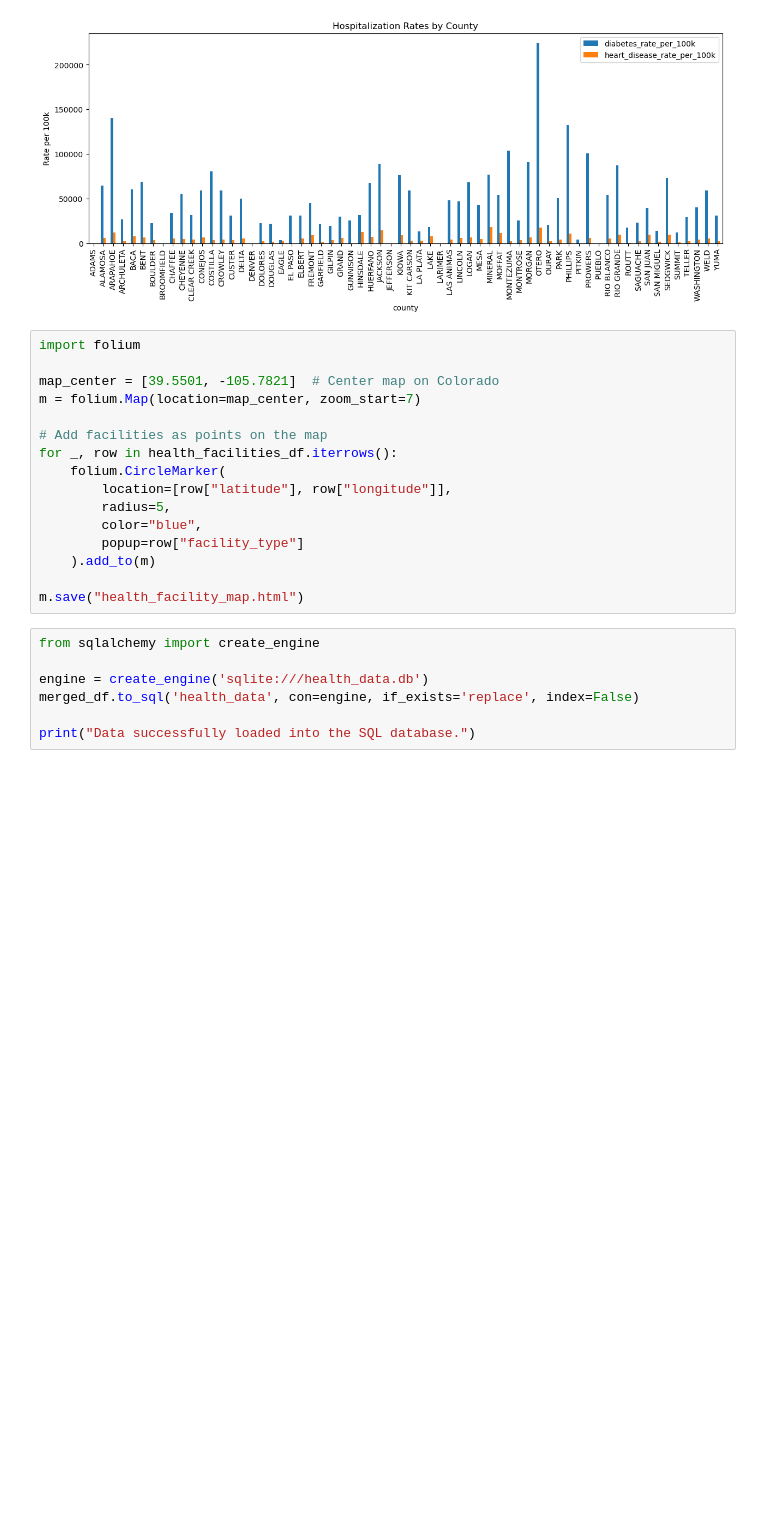
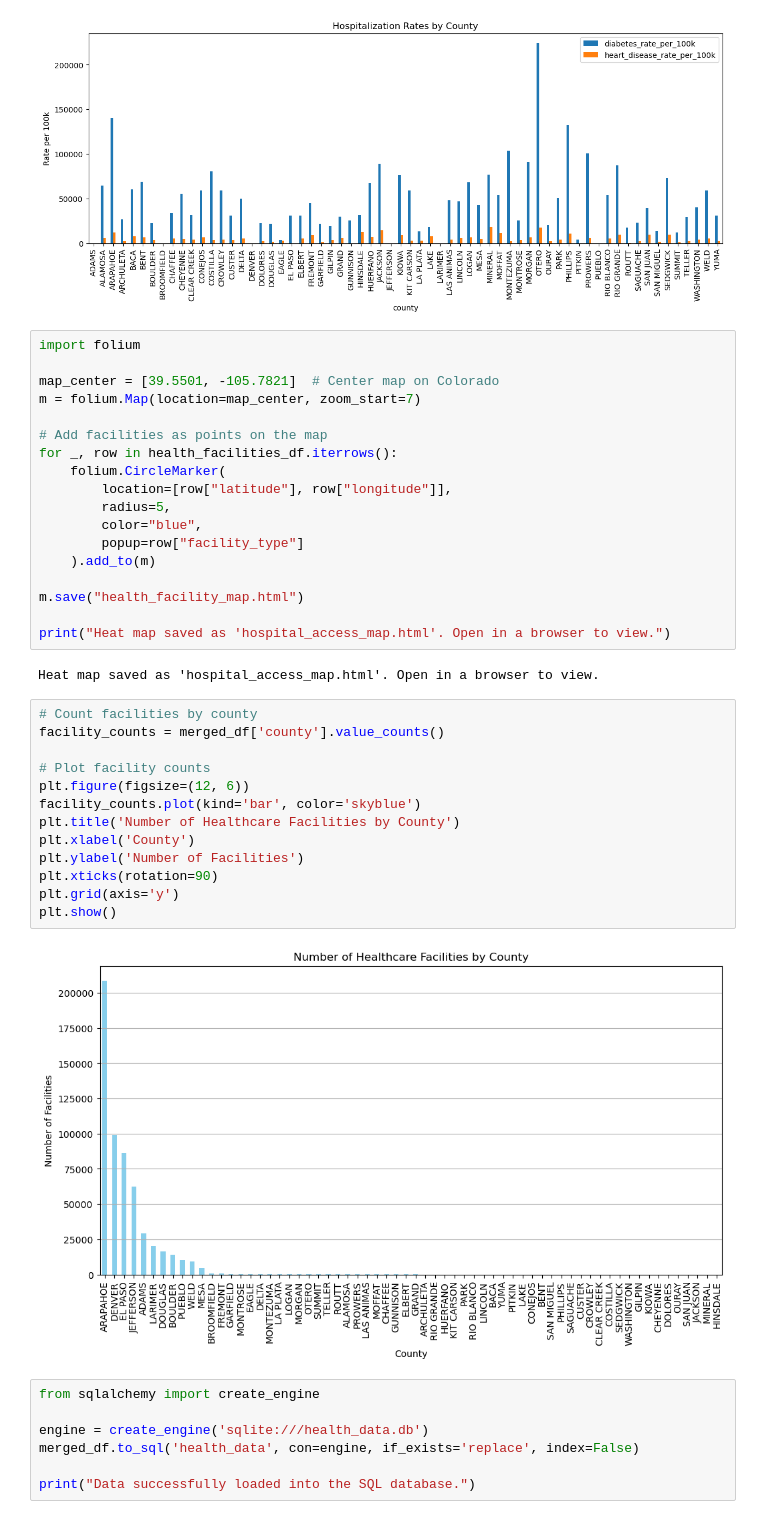
Before and after one commit to tamyalouis/Project_3, a Jupyter notebook: Project_3_.ipynb, the cells around one changed output. Drawn from its saved outputs; the diff is of its cells as text; blank space fills up the shorter version.

```diff
--- a/Project_3_.ipynb
+++ b/Project_3_.ipynb
@@ -518,6 +598,25 @@ for _, row in health_facilities_df.iterrows():
     ).add_to(m)
 
 m.save("health_facility_map.html")
+
+print("Heat map saved as 'hospital_access_map.html'. Open in a browser to view.")
+# %% [output]
+Heat map saved as 'hospital_access_map.html'. Open in a browser to view.
+# %%
+# Count facilities by county
+facility_counts = merged_df['county'].value_counts()
+
+# Plot facility counts
+plt.figure(figsize=(12, 6))
+facility_counts.plot(kind='bar', color='skyblue')
+plt.title('Number of Healthcare Facilities by County')
+plt.xlabel('County')
+plt.ylabel('Number of Facilities')
+plt.xticks(rotation=90)
+plt.grid(axis='y')
+plt.show()
+# %% [output]
+[figure, added]
 # %%
 from sqlalchemy import create_engine
 
```
Also changed, not shown: parts of 7 cells of this notebook.
